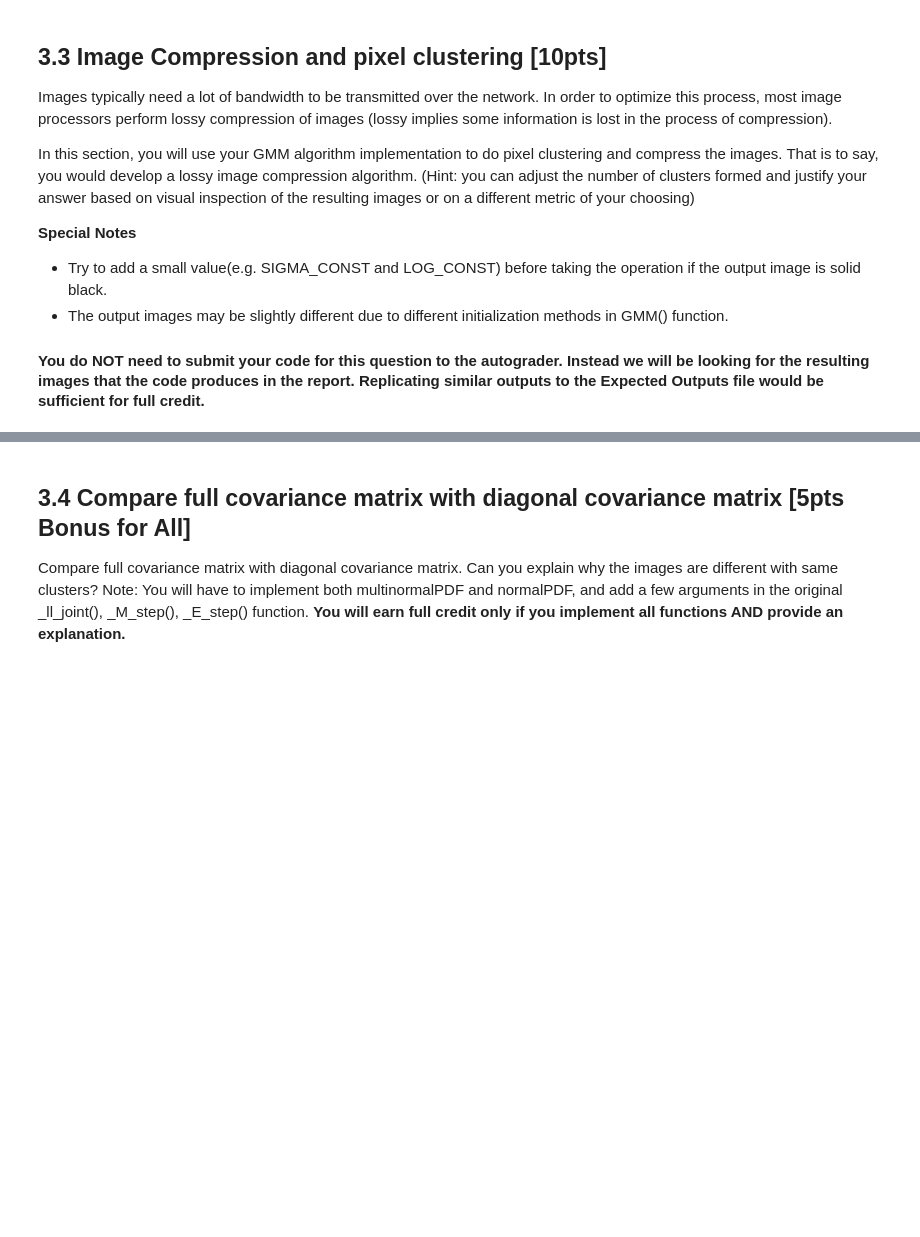
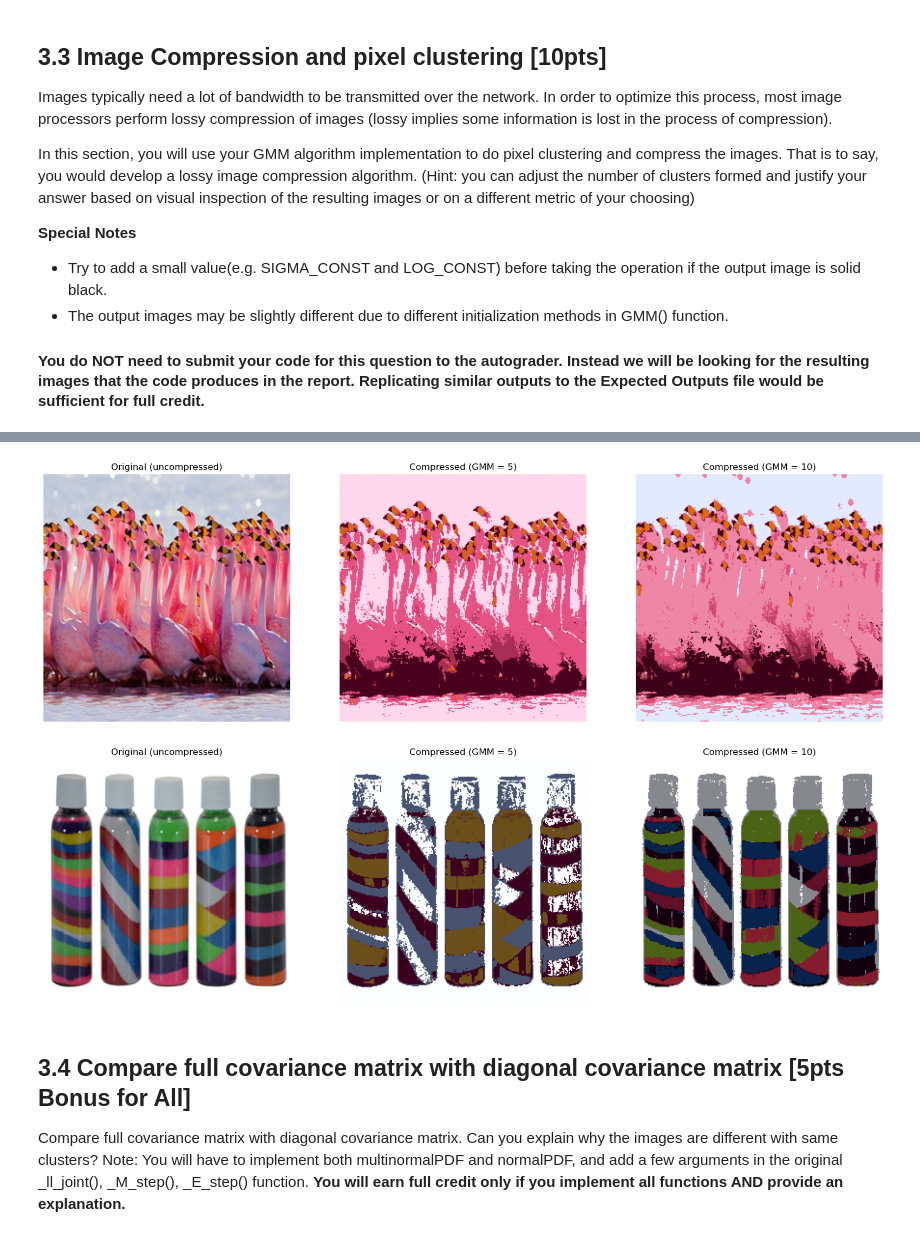
Before and after one commit to arthursn138/CS7641, a Jupyter notebook: HW2/hw2_code/HW2_Spring2023_Student.ipynb, the cells around one changed output, grey strips where cells are left out. Saved outputs shown, nothing was run; the diff lists cells and outputs as text; code cells hidden in the pictures; blank space fills up the shorter version.

```diff
--- a/HW2/hw2_code/HW2_Spring2023_Student.ipynb
+++ b/HW2/hw2_code/HW2_Spring2023_Student.ipynb
@@ -714,6 +723,8 @@ img1_dir ='./data/images/gmm-example1.png'
 img2_dir ='./data/images/gmm-example2.png'
 
 # example of loading image
+import imageio.v2 as imageio # STUDENT NOTE: MY VSCODE
+# WON'T LOAD imageio IF I DON'T UPGRADE IT TO imageio.v2
 image1 = imageio.imread('./data/images/gmm-example1.png')
 
 # this is for you to implement
@@ -734,13 +745,26 @@ def perform_compression(image, min_clusters=5, max_clusters=15):
     UNDERGRADS HINT: set full_matrix = False when using the helper functions
     """
 
-    # TODO: Finish this function
-    raise NotImplementedError
+    # clusters = min_clusters*np.arange(1, int(max_clusters/min_clusters) + 1)
+    clusters = min_clusters*np.arange(1, int(max_clusters/min_clusters))
+    img_list = [image]
+    title_list =['Original (uncompressed)']
+    for i in clusters:
+        compressed = cluster_pixels_gmm(image, i)
+        imageio.imwrite('./data/images/compressed-gmm-k' + str(i) + '.png', compressed)
+        curr_img = imageio.imread('./data/images/compressed-gmm-k' + str(i) + '.png')
+        img_list += [curr_img]
+        title_list += ['Compressed (GMM = ' + str(i) + ')']
+
+    plot_images(img_list, title_list, figsize=(20, 10))
 
 
 image1 = imageio.imread(img1_dir)
-perform_compression(image1, 5, 10)
+# img1_compressed, img_list1, title_list1 = perform_compression(image1, 5, 10)
 
 image2 = imageio.imread(img2_dir)
-perform_compression(image2, 5, 10)
+# img2_compressed, img_list2, title_list2 = perform_compression(image2, 5, 10)
+
+perform_compression(image1, 5, 15)
+perform_compression(image2, 5, 15)
 # %% [output]
@@ -748,3 +775,5 @@ NotImplementedError:
+[figure, added]
+[figure, added]
 # %% [markdown]
 ## 3.4 Compare full covariance matrix with diagonal covariance matrix [5pts Bonus for All]
 Compare full covariance matrix with diagonal covariance matrix. Can you explain why the images are different with same clusters?
```
Also changed, not shown: parts of 17 cells of this notebook, 6 other files.
